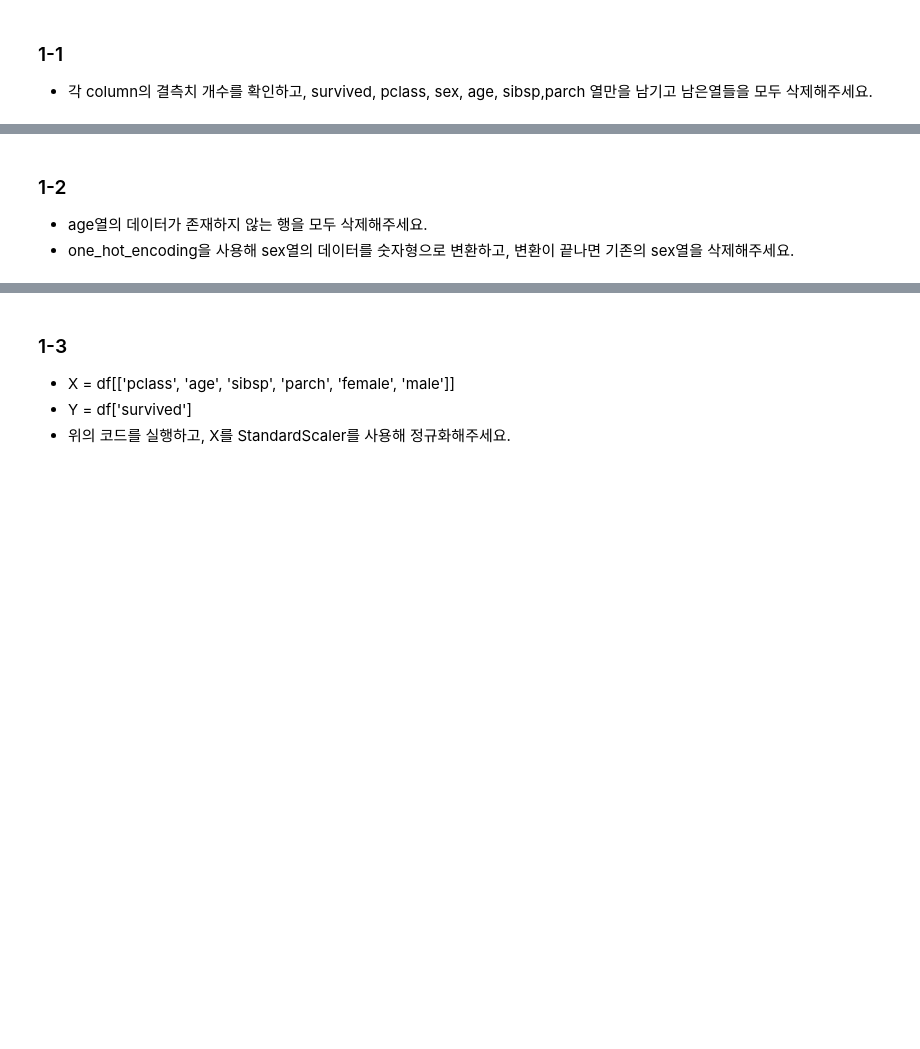
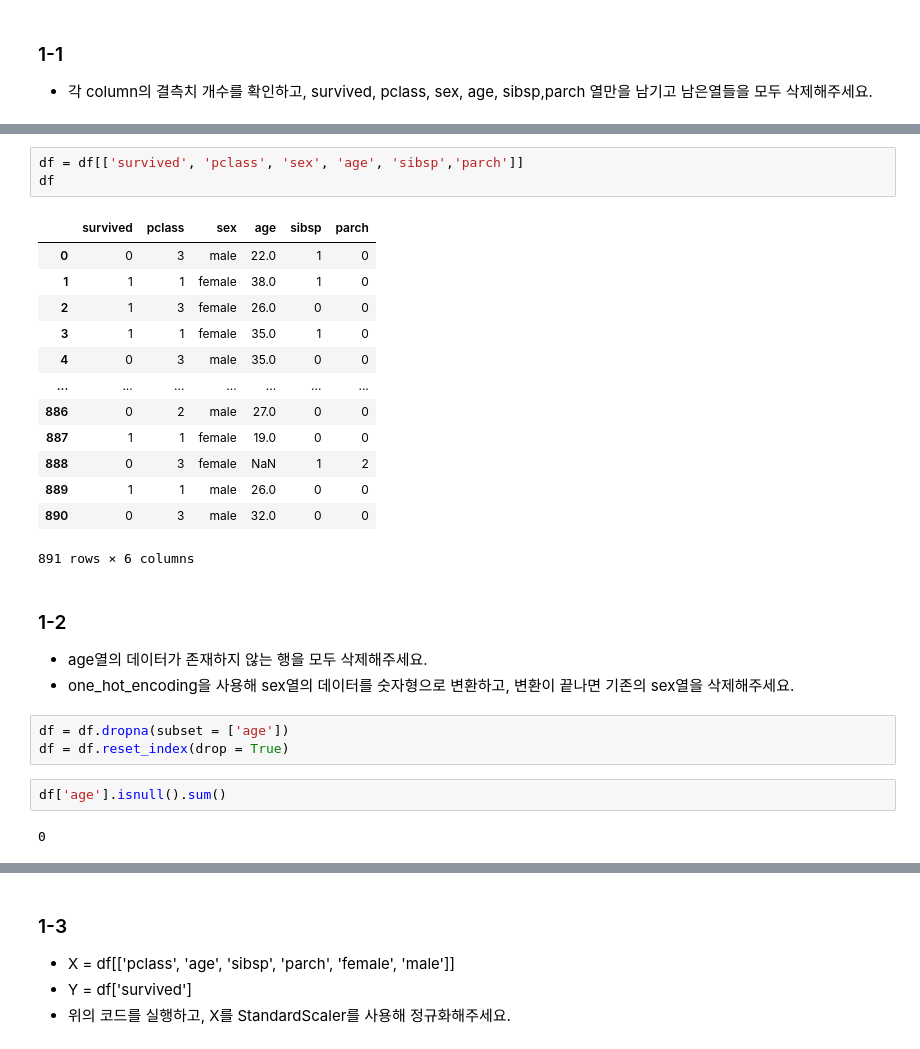
Before and after one commit to s2ul2/bitamin, a Jupyter notebook: 6/6주차 복습과제(kNN, SVM).ipynb, the cells around one changed output, grey strips where cells are left out. Saved outputs shown, nothing was run; the diff lists cells and outputs as text; blank space fills up the shorter version.

```diff
--- a/6/6주차 복습과제(kNN, SVM).ipynb
+++ b/6/6주차 복습과제(kNN, SVM).ipynb
@@ -12,4 +44,28 @@ df = sns.load_dataset('titanic')
+# %%
+df = df[['survived', 'pclass', 'sex', 'age', 'sibsp','parch']]
+df
+# %% [output]
+|  | survived | pclass | sex | age | sibsp | parch |
+| 0 | 0 | 3 | male | 22.0 | 1 | 0 |
+| 1 | 1 | 1 | female | 38.0 | 1 | 0 |
+| 2 | 1 | 3 | female | 26.0 | 0 | 0 |
+| 3 | 1 | 1 | female | 35.0 | 1 | 0 |
+| 4 | 0 | 3 | male | 35.0 | 0 | 0 |
+| ... | ... | ... | ... | ... | ... | ... |
+| 886 | 0 | 2 | male | 27.0 | 0 | 0 |
+| 887 | 1 | 1 | female | 19.0 | 0 | 0 |
+| 888 | 0 | 3 | female | NaN | 1 | 2 |
+| 889 | 1 | 1 | male | 26.0 | 0 | 0 |
+| 890 | 0 | 3 | male | 32.0 | 0 | 0 |
+891 rows × 6 columns
 # %% [markdown]
 ### 1-2
 * age열의 데이터가 존재하지 않는 행을 모두 삭제해주세요.
 * one_hot_encoding을 사용해 sex열의 데이터를 숫자형으로 변환하고, 변환이 끝나면 기존의 sex열을 삭제해주세요.
+# %%
+df = df.dropna(subset = ['age'])
+df = df.reset_index(drop = True)
+# %%
+df['age'].isnull().sum()
+# %% [output]
+0
```
Also changed, not shown: parts of 12 cells of this notebook.
